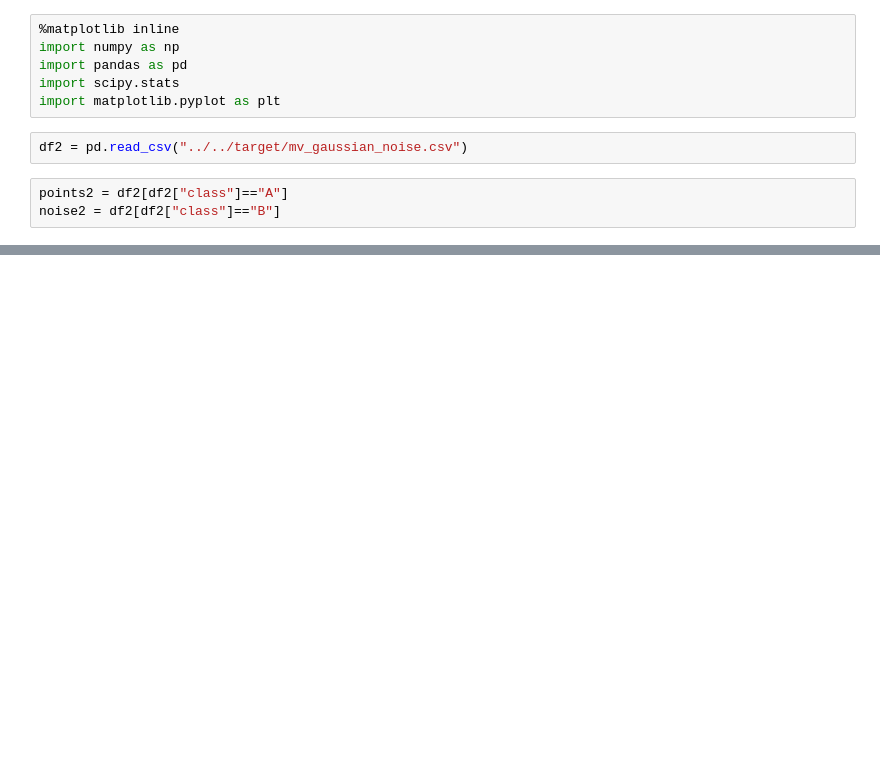
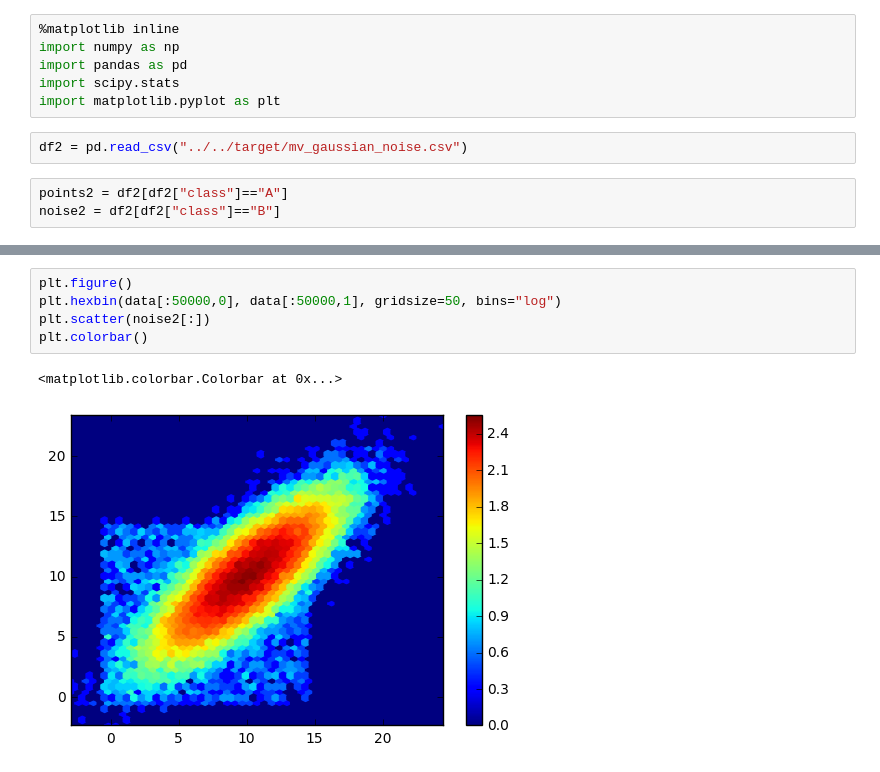
Before and after one commit to stanford-futuredata/macrobase, a Jupyter notebook: tools/gen_data/VisualizeMVGauss.ipynb, the cells around one changed output, grey strips where cells are left out. Drawn from its saved outputs; the diff is of its cells as text; blank space fills up the shorter version.

```diff
--- a/tools/gen_data/VisualizeMVGauss.ipynb
+++ b/tools/gen_data/VisualizeMVGauss.ipynb
@@ -19,0 +77,8 @@ plt.scatter(noise2.m1[:200], noise2.m2[:200], c='w', s=10)
+# %%
+plt.figure()
+plt.hexbin(data[:50000,0], data[:50000,1], gridsize=50, bins="log")
+plt.scatter(noise2[:])
+plt.colorbar()
+# %% [output]
+<matplotlib.colorbar.Colorbar at 0x...>
+[figure, added]
```
Also changed, not shown: parts of 9 cells of this notebook, 8 other files.
